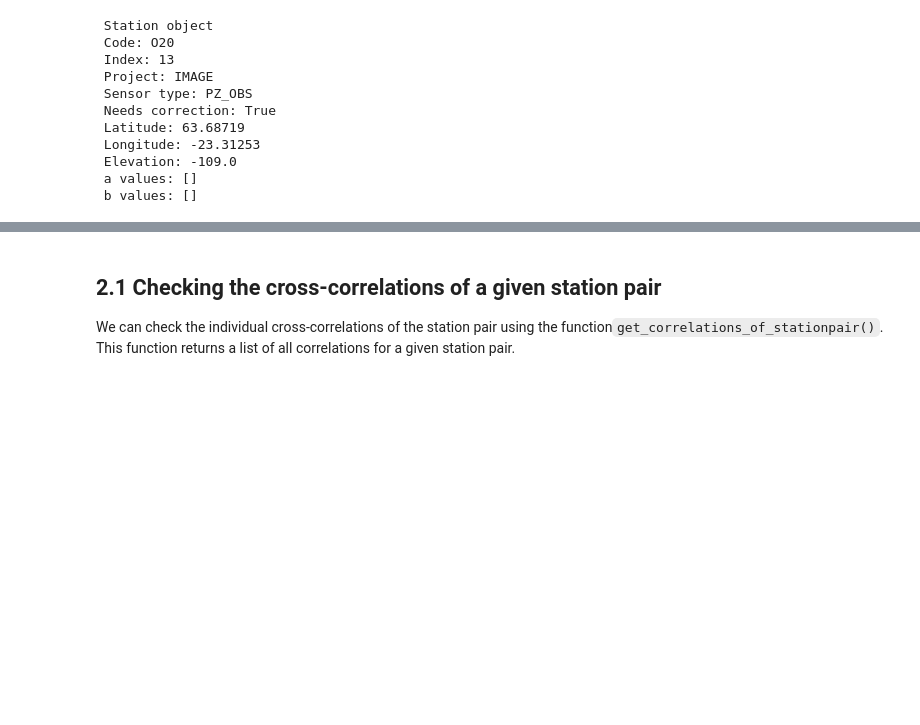
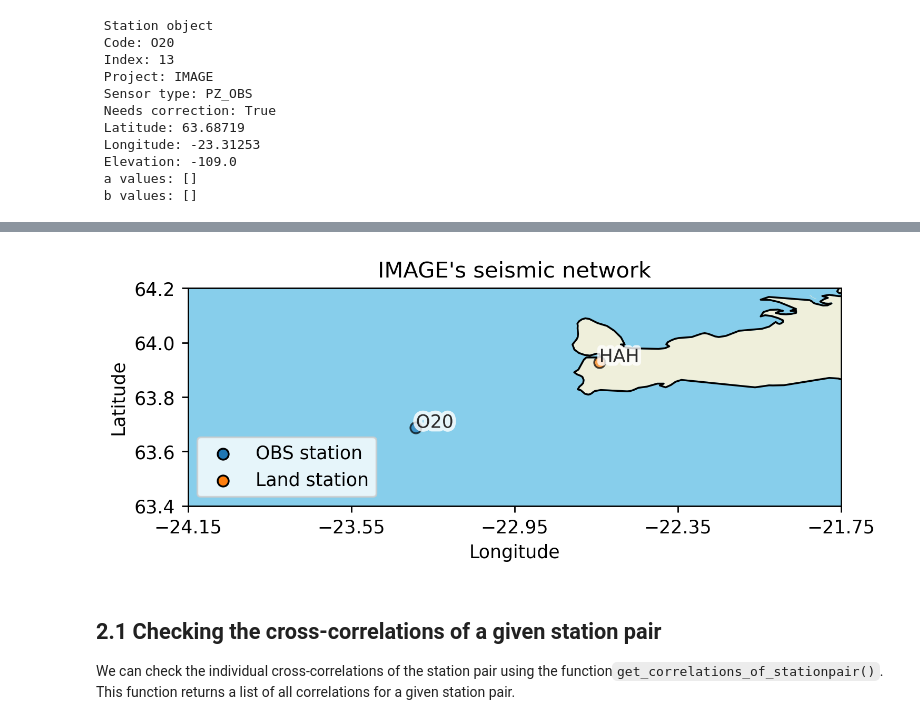
Before and after one commit to davidn182/ocloc, a Jupyter notebook: tutorials/2. Checking the data we loaded.ipynb, the cells around one changed output, grey strips where cells are left out. Cells and saved outputs as stored; diff of their text form; code cells hidden in the pictures; blank space fills up the shorter version.

```diff
--- a/tutorials/2. Checking the data we loaded.ipynb
+++ b/tutorials/2. Checking the data we loaded.ipynb
@@ -118,3 +93,40 @@ plt.show()
+# %%
+import matplotlib.pyplot as plt
+import matplotlib.patheffects as pe
+import cartopy.crs as ccrs
+import cartopy.feature as cfeature
+import numpy as np
+
+fig = plt.figure(dpi=250)
+ax = plt.axes(projection=ccrs.PlateCarree())
+ax.set_extent([-24.15, -21.75, 63.4, 64.2])
+for station in [station1, station2]:
+    plt.annotate(station.code, (station.longitude, station.latitude),
+                    zorder=9999, alpha=0.8, path_effects=[pe.withStroke(linewidth=4,
+                    foreground="white")])
+
+    x, y = station.longitude, station.latitude
+    color = 'C0' if station.needs_correction else 'C1'
+    ax.scatter(x, y, c=color, zorder=999,
+            edgecolor='k', alpha=0.7, transform=ccrs.PlateCarree())
+
+ax.scatter([],[], label='OBS station', color='C0', edgecolor='k', transform=ccrs.PlateCarree())
+ax.scatter([],[], label='Land station', color='C1', edgecolor='k', transform=ccrs.PlateCarree())
+plt.legend(loc=3)
+plt.xlabel('Longitude')
+plt.ylabel('Latitude')
+plt.title("IMAGE's seismic network")
+n_ticks = 5
+
+plt.xticks(np.linspace(llcrnrlon, urcrnrlon, n_ticks))
+plt.yticks(np.linspace(llcrnrlat, urcrnrlat, n_ticks))
+ax.add_feature(cfeature.COASTLINE)
+ax.add_feature(cfeature.LAND)
+ax.add_feature(cfeature.OCEAN, color='skyblue')
+
+plt.show()
+# %% [output]
+[figure, added]
 # %% [markdown]
 ## 2.1 Checking the cross-correlations of a given station pair
 We can check the individual cross-correlations of the station pair using the function`get_correlations_of_stationpair()`. This function returns a list of all correlations for a given station pair.
```
Also changed, not shown: parts of 7 cells of this notebook.
